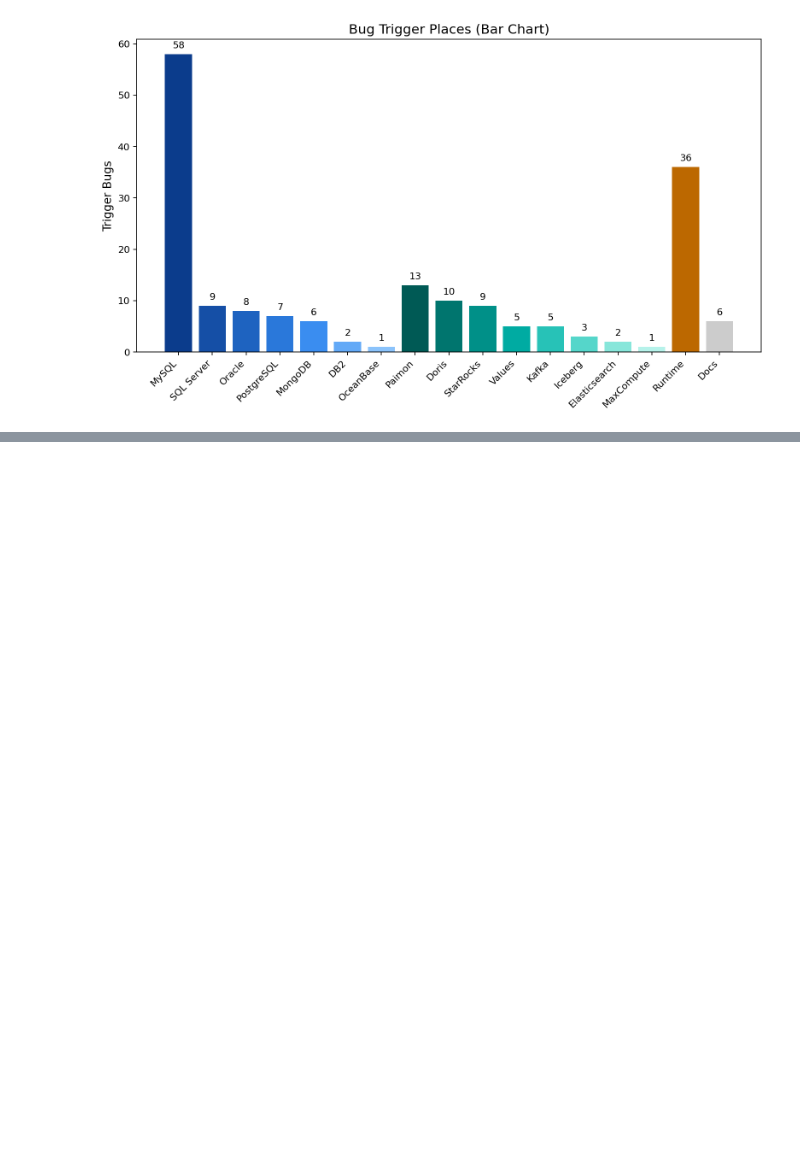
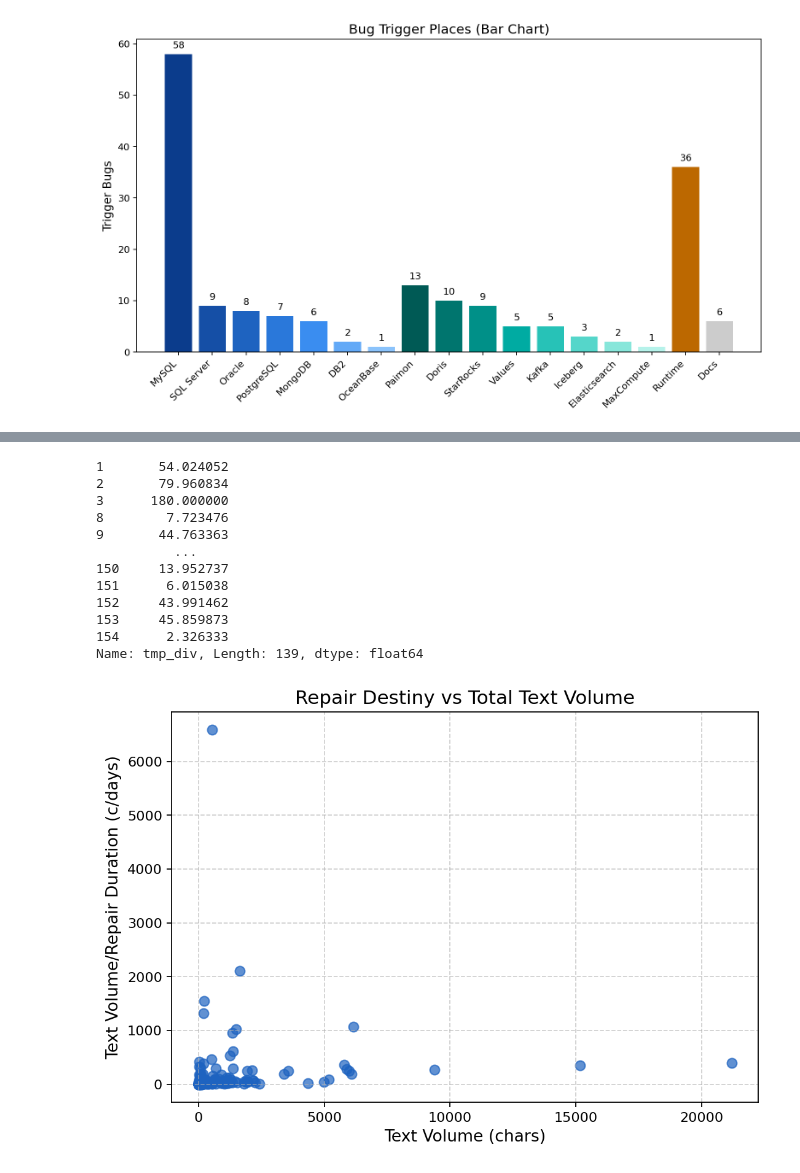
Before and after one commit to edwardzcn-decade/gh-easy-crawler, a Jupyter notebook: plot/scripts/plot_notebook.ipynb, the cells around one changed output, grey strips where cells are left out. Cells and saved outputs as stored; diff of their text form; code cells hidden in the pictures; blank space fills up the shorter version.

```diff
--- a/plot/scripts/plot_notebook.ipynb
+++ b/plot/scripts/plot_notebook.ipynb
@@ -623,3 +646,40 @@ plt.show()
+# %%
+fig2_3,ax2_3 = plt.subplots(figsize=(7,5))
+
+df_2_copy['tmp_div'] =df_2_copy["tool_total_chars"]/df_2_copy["duration_total_days"]
+print(df_2_copy['tmp_div'])
+
+ax2_3.scatter(
+    x=df_2_copy["tool_total_chars"],
+    y=df_2_copy["tmp_div"],
+    s=SCATTERP_SIZE_DEFAULT,
+    alpha=0.7,
+    color=BLUE_COLOR_DEFAULT,
+)
+
+## Just scat
+
+ax2_3.set_title("Repair Destiny vs Total Text Volume", fontsize=14)
+ax2_3.set_xlabel("Text Volume (chars)")
+ax2_3.set_ylabel("Text Volume/Repair Duration (c/days)")
+ax2_3.grid(True, linestyle="--", alpha=0.6)
+
+plt.tight_layout()
+plt.show()
+# %% [output]
+1       54.024052
+2       79.960834
+3      180.000000
+8        7.723476
+9       44.763363
+          ...
+150     13.952737
+151      6.015038
+152     43.991462
+153     45.859873
+154      2.326333
+Name: tmp_div, Length: 139, dtype: float64
+[figure, added]
 # %%
 # plt.figure(figsize=(8, 6))
 
```
Also changed, not shown: parts of 4 cells of this notebook, 1 other file.
